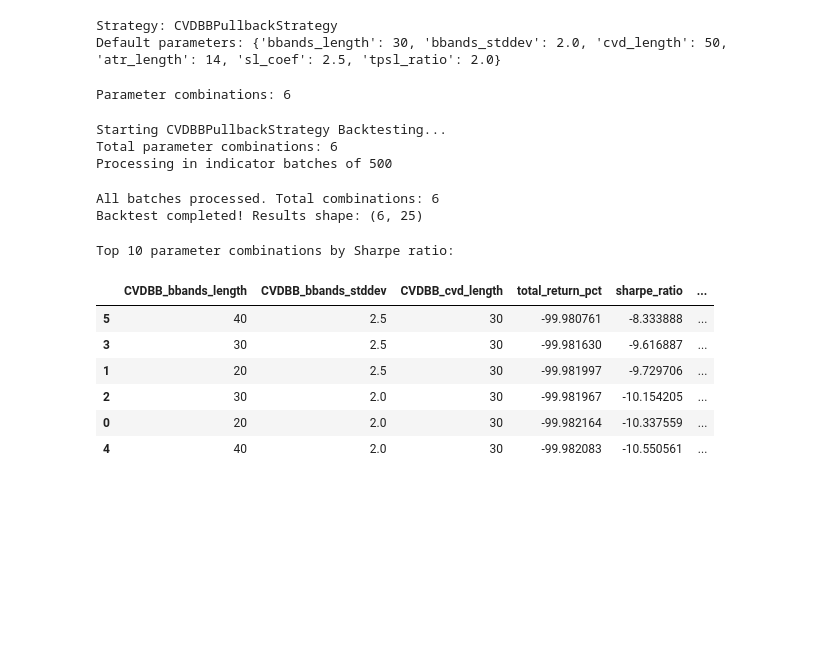
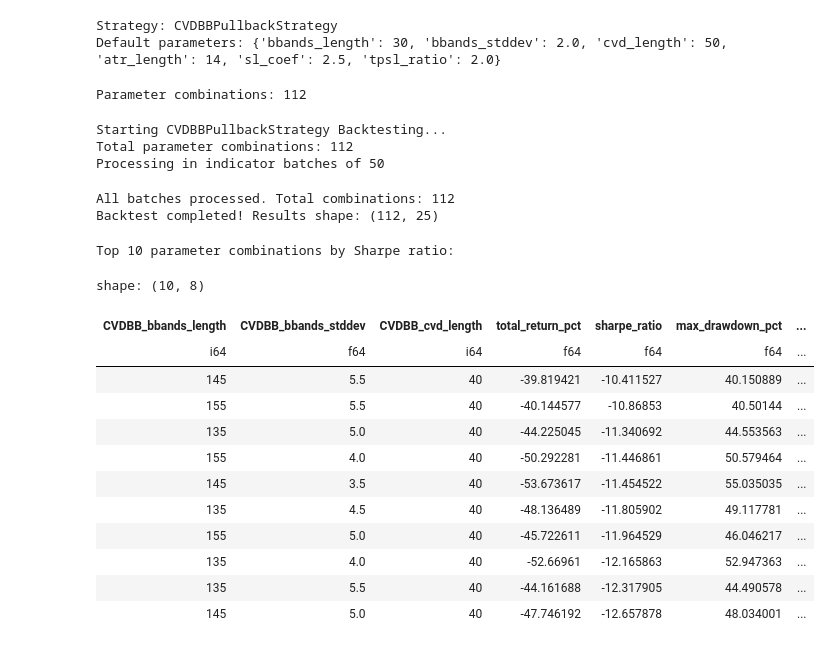
Before and after one commit to MarcosACH/quant-strategies, a Jupyter notebook: notebooks/02_strategy_development/cvd_bb_backtest_demo.ipynb, the cells around one changed output. Saved outputs shown, nothing was run; the diff lists cells and outputs as text; code cells hidden in the pictures; blank space fills up the shorter version.

```diff
--- a/notebooks/02_strategy_development/cvd_bb_backtest_demo.ipynb
+++ b/notebooks/02_strategy_development/cvd_bb_backtest_demo.ipynb
@@ -4,22 +4,26 @@
 This notebook demonstrates how to backtest the CVD Bollinger Band Pullback strategy using parquet data files.
 # %%
 import sys
-import pandas as pd
+import os
+import polars as pl
 import numpy as np
 from pathlib import Path
 
-# Add src to path
-sys.path.append('../../src')
+sys.path.append(str(Path(os.getcwd()).parent))
+from notebook_utils import setup_notebook_environment, get_data_path
 
-from strategies.implementations.cvd_bb_pullback import CVDBBPullbackStrategy
-from bt_engine.vectorbt_engine import VectorBTEngine
-from config.settings import settings
+project_root = setup_notebook_environment()
+
+from src.strategies.implementations.cvd_bb_pullback import CVDBBPullbackStrategy
+from src.bt_engine.vectorbt_engine import VectorBTEngine
 # %%
-data_path = Path('../../data/raw/market_data/intraday/okx_btc_usdt_perp_1m_2021_10_27-2024_10_26.parquet')
-data = pd.read_parquet(data_path)
+data_path = get_data_path(project_root, "processed", "features", "okx_btc_usdt_perp_1m_2022_10_27-2022_12_27.parquet")
+print(f"Loading data from: {data_path}")
+
+data = pl.read_parquet(data_path)
 
 print(f"Data shape: {data.shape}")
-print(f"Date range: {data.index.min()} to {data.index.max()}")
+print(f"Date range: {data['datetime'].min()} to {data['datetime'].max()}")
 print(f"Columns: {list(data.columns)}")
 data.head()
 # %% [output]
@@ -47,17 +54,17 @@ Strategy: CVDBBPullbackStrategy
 Default parameters: {'bbands_length': 30, 'bbands_stddev': 2.0, 'cvd_length': 50, 'atr_length': 14, 'sl_coef': 2.5, 'tpsl_ratio': 2.0}
 # %%
 param_ranges_small = {
-    'bbands_length': [20, 30, 40],
-    'bbands_stddev': [2.0, 2.5],
-    'cvd_length': [30],
-    'atr_length': [14],
-    'sl_coef': [2.0],
-    'tpsl_ratio': [2.5]
+    "bbands_length": np.arange(25, 160, 10),
+    "bbands_stddev": np.arange(2.0, 6.0, 0.5),
+    "cvd_length": [40],  # np.arange(35, 60, 5),
+    "atr_length": [10],  # np.arange(5, 25, 5),
+    "sl_coef": [2.0],  # np.arange(2.0, 3.5, 0.5),
+    "tpsl_ratio": [2.5],  # np.arange(3.0, 5.5, 0.5)
 }
 
 print(f"Parameter combinations: {np.prod([len(v) for v in param_ranges_small.values()])}")
 # %% [output]
-Parameter combinations: 6
+Parameter combinations: 112
 # %%
 results = engine.simulate_portfolios(
     strategy=strategy,
@@ -68,32 +75,39 @@ results = engine.simulate_portfolios(
     risk_pct=1.0,
     exchange_broker="okx",
     date_range="2021_2024",
-    save_results=False
+    save_results=False,
+    indicator_batch_size=50
 )
 
 print(f"Backtest completed! Results shape: {results.shape}")
 # %% [output]
 Starting CVDBBPullbackStrategy Backtesting...
-Total parameter combinations: 6
-Processing in indicator batches of 500
+Total parameter combinations: 112
+Processing in indicator batches of 50
-All batches processed. Total combinations: 6
-Backtest completed! Results shape: (6, 25)
+All batches processed. Total combinations: 112
+Backtest completed! Results shape: (112, 25)
 # %%
-top_results = results.nlargest(10, 'sharpe_ratio')
+top_results = results.top_k(10, by='sharpe_ratio')
 
 print("Top 10 parameter combinations by Sharpe ratio:")
 display(top_results[['CVDBB_bbands_length', 'CVDBB_bbands_stddev', 'CVDBB_cvd_length',
                     'total_return_pct', 'sharpe_ratio', 'max_drawdown_pct',
                     'total_trades', 'win_rate_pct']])
 # %% [output]
 Top 10 parameter combinations by Sharpe ratio:
+shape: (10, 8)
-|  | CVDBB_bbands_length | CVDBB_bbands_stddev | CVDBB_cvd_length | total_return_pct | sharpe_ratio | ... |
-| 5 | 40 | 2.5 | 30 | -99.980761 | -8.333888 | ... |
-| 3 | 30 | 2.5 | 30 | -99.981630 | -9.616887 | ... |
-| 1 | 20 | 2.5 | 30 | -99.981997 | -9.729706 | ... |
-| 2 | 30 | 2.0 | 30 | -99.981967 | -10.154205 | ... |
-| 0 | 20 | 2.0 | 30 | -99.982164 | -10.337559 | ... |
-| 4 | 40 | 2.0 | 30 | -99.982083 | -10.550561 | ... |
+| CVDBB_bbands_length | CVDBB_bbands_stddev | CVDBB_cvd_length | total_return_pct | sharpe_ratio | max_drawdown_pct | ... |
+| i64 | f64 | i64 | f64 | f64 | f64 | ... |
+| 145 | 5.5 | 40 | -39.819421 | -10.411527 | 40.150889 | ... |
+| 155 | 5.5 | 40 | -40.144577 | -10.86853 | 40.50144 | ... |
+| 135 | 5.0 | 40 | -44.225045 | -11.340692 | 44.553563 | ... |
+| 155 | 4.0 | 40 | -50.292281 | -11.446861 | 50.579464 | ... |
+| 145 | 3.5 | 40 | -53.673617 | -11.454522 | 55.035035 | ... |
+| 135 | 4.5 | 40 | -48.136489 | -11.805902 | 49.117781 | ... |
+| 155 | 5.0 | 40 | -45.722611 | -11.964529 | 46.046217 | ... |
+| 135 | 4.0 | 40 | -52.66961 | -12.165863 | 52.947363 | ... |
+| 135 | 5.5 | 40 | -44.161688 | -12.317905 | 44.490578 | ... |
+| 145 | 5.0 | 40 | -47.746192 | -12.657878 | 48.034001 | ... |
 # %%
 import plotly.express as px
 
```
Also changed, not shown: parts of 1 cell of this notebook, 3 other files.
